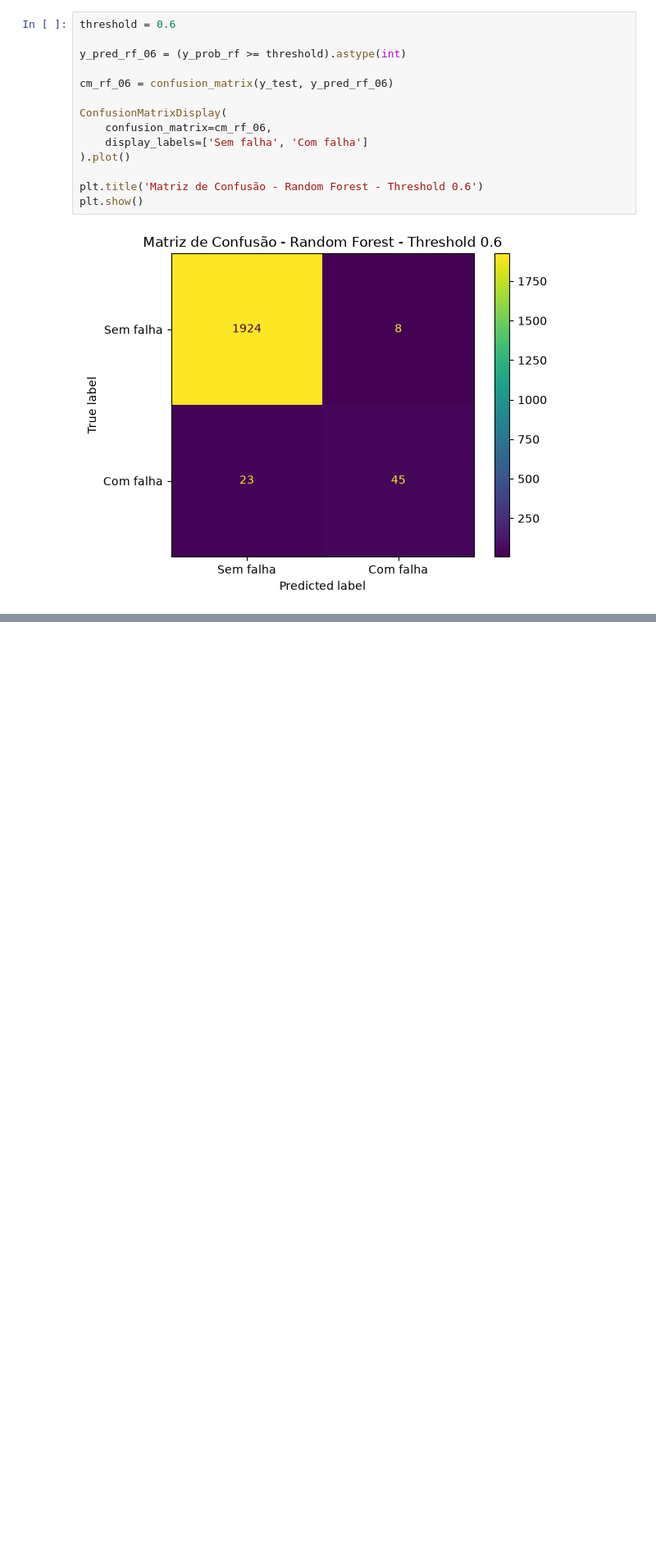
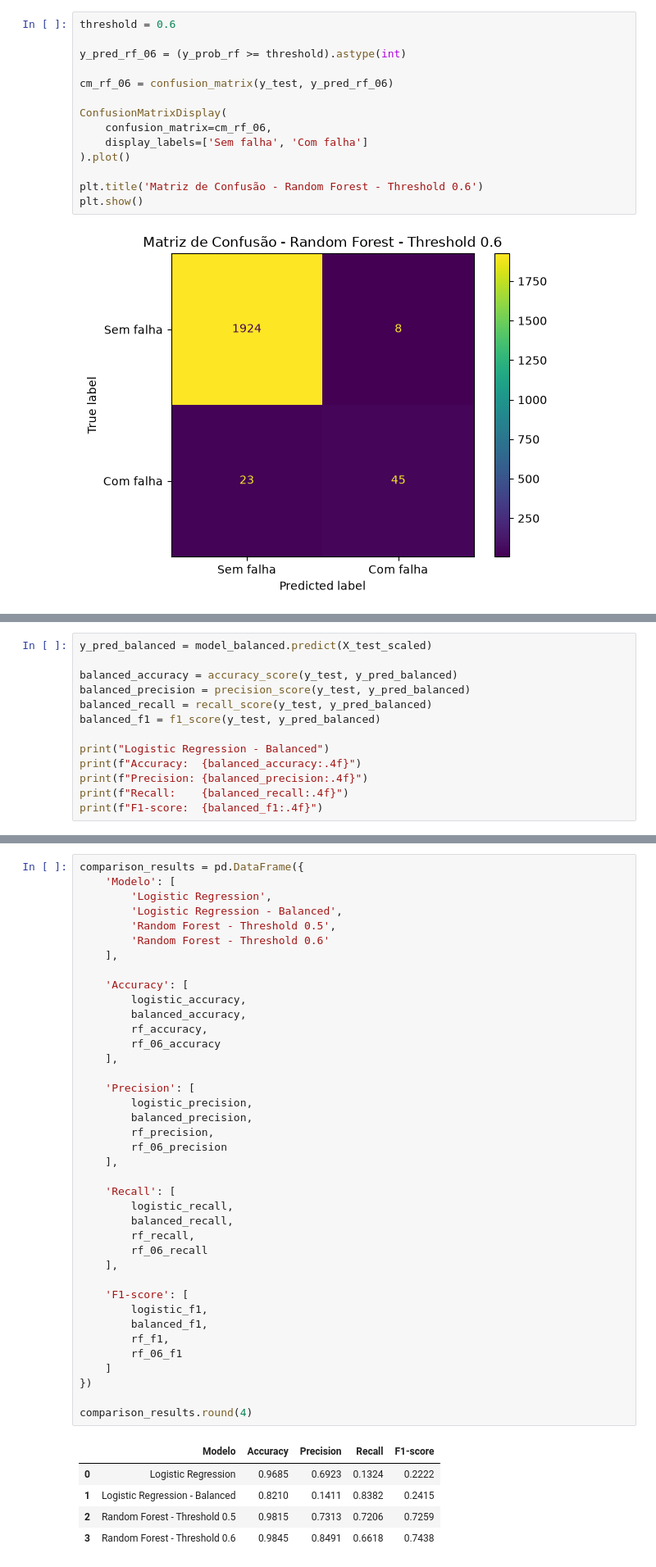
Before and after one commit to joaovitorsoska/Sistema-industrial-deteccao-anomalias, a Jupyter notebook: notebooks/EDA.ipynb, the cells around one changed output, grey strips where cells are left out. Shown at 82% size. Cells and saved outputs as stored; diff of their text form; blank space fills up the shorter version.

Commit message:
comparação dos modelos

```diff
--- a/notebooks/EDA.ipynb
+++ b/notebooks/EDA.ipynb
@@ -622,0 +659,13 @@ plt.show()
+# %%
+y_pred_balanced = model_balanced.predict(X_test_scaled)
+
+balanced_accuracy = accuracy_score(y_test, y_pred_balanced)
+balanced_precision = precision_score(y_test, y_pred_balanced)
+balanced_recall = recall_score(y_test, y_pred_balanced)
+balanced_f1 = f1_score(y_test, y_pred_balanced)
+
+print("Logistic Regression - Balanced")
+print(f"Accuracy:  {balanced_accuracy:.4f}")
+print(f"Precision: {balanced_precision:.4f}")
+print(f"Recall:    {balanced_recall:.4f}")
+print(f"F1-score:  {balanced_f1:.4f}")
@@ -622,0 +711,45 @@ plt.show()
+# %%
+comparison_results = pd.DataFrame({
+    'Modelo': [
+        'Logistic Regression',
+        'Logistic Regression - Balanced',
+        'Random Forest - Threshold 0.5',
+        'Random Forest - Threshold 0.6'
+    ],
+
+    'Accuracy': [
+        logistic_accuracy,
+        balanced_accuracy,
+        rf_accuracy,
+        rf_06_accuracy
+    ],
+
+    'Precision': [
+        logistic_precision,
+        balanced_precision,
+        rf_precision,
+        rf_06_precision
+    ],
+
+    'Recall': [
+        logistic_recall,
+        balanced_recall,
+        rf_recall,
+        rf_06_recall
+    ],
+
+    'F1-score': [
+        logistic_f1,
+        balanced_f1,
+        rf_f1,
+        rf_06_f1
+    ]
+})
+
+comparison_results.round(4)
+# %% [output]
+|  | Modelo | Accuracy | Precision | Recall | F1-score |
+| 0 | Logistic Regression | 0.9685 | 0.6923 | 0.1324 | 0.2222 |
+| 1 | Logistic Regression - Balanced | 0.8210 | 0.1411 | 0.8382 | 0.2415 |
+| 2 | Random Forest - Threshold 0.5 | 0.9815 | 0.7313 | 0.7206 | 0.7259 |
+| 3 | Random Forest - Threshold 0.6 | 0.9845 | 0.8491 | 0.6618 | 0.7438 |
```
Also changed, not shown: parts of 23 cells of this notebook.
